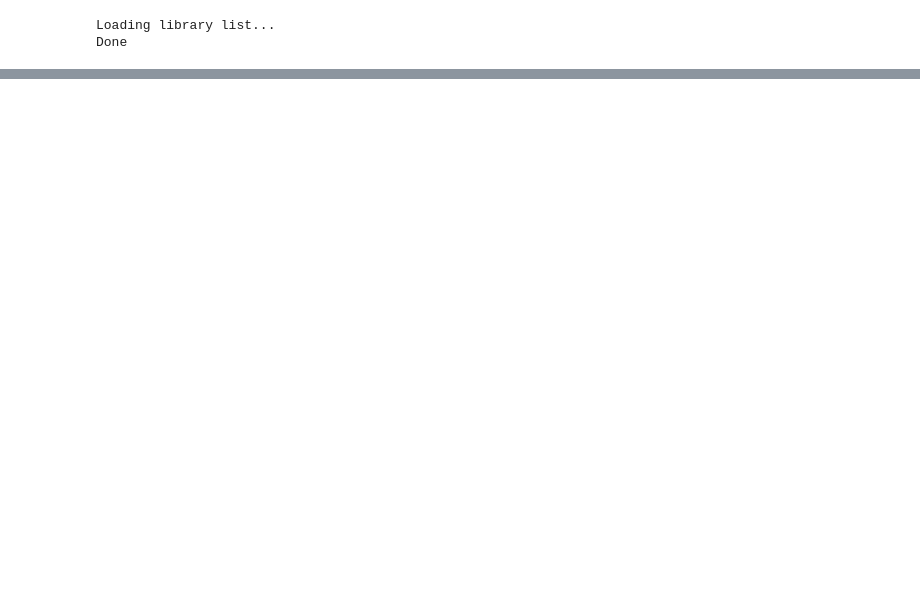
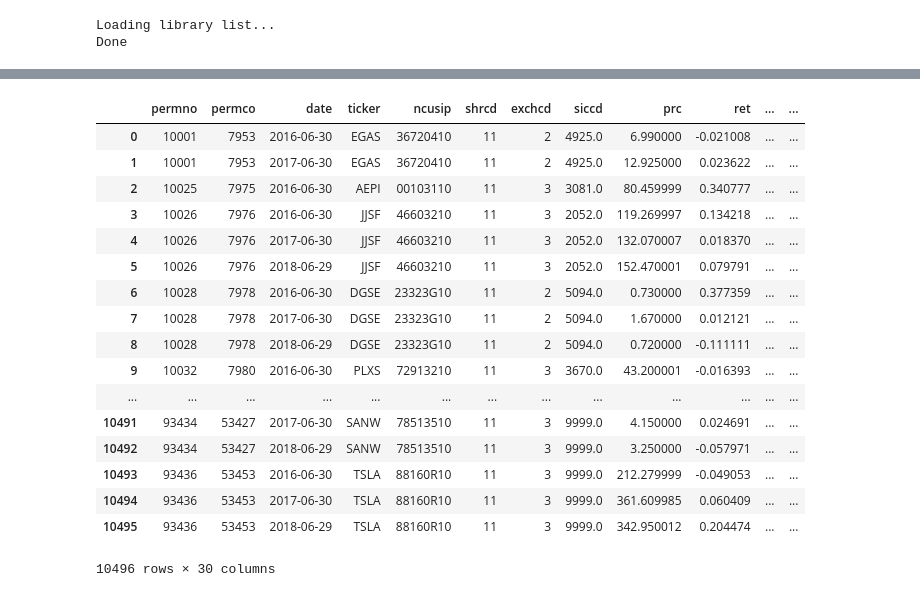
Before and after one commit to Wentworthliu123/Accounting-Factors, a Jupyter notebook: Accounting factors SAS to Python.ipynb, the cells around one changed output, grey strips where cells are left out. Cells and saved outputs as stored; diff of their text form; code cells hidden in the pictures; blank space fills up the shorter version.

```diff
--- a/Accounting factors SAS to Python.ipynb
+++ b/Accounting factors SAS to Python.ipynb
@@ -628,0 +713,21 @@ ccm_jun['rc_1']=ccm_jun['xrd']+0.8*(ccm_jun['lagxrd'])+0.6*(ccm_jun['lag2xrd'])+
+# %%
+crsp_jun
+# %% [output]
+|  | permno | permco | date | ticker | ncusip | shrcd | exchcd | siccd | prc | ret | ... | ... |
+| 0 | 10001 | 7953 | 2016-06-30 | EGAS | 36720410 | 11 | 2 | 4925.0 | 6.990000 | -0.021008 | ... | ... |
+| 1 | 10001 | 7953 | 2017-06-30 | EGAS | 36720410 | 11 | 2 | 4925.0 | 12.925000 | 0.023622 | ... | ... |
+| 2 | 10025 | 7975 | 2016-06-30 | AEPI | 00103110 | 11 | 3 | 3081.0 | 80.459999 | 0.340777 | ... | ... |
+| 3 | 10026 | 7976 | 2016-06-30 | JJSF | 46603210 | 11 | 3 | 2052.0 | 119.269997 | 0.134218 | ... | ... |
+| 4 | 10026 | 7976 | 2017-06-30 | JJSF | 46603210 | 11 | 3 | 2052.0 | 132.070007 | 0.018370 | ... | ... |
+| 5 | 10026 | 7976 | 2018-06-29 | JJSF | 46603210 | 11 | 3 | 2052.0 | 152.470001 | 0.079791 | ... | ... |
+| 6 | 10028 | 7978 | 2016-06-30 | DGSE | 23323G10 | 11 | 2 | 5094.0 | 0.730000 | 0.377359 | ... | ... |
+| 7 | 10028 | 7978 | 2017-06-30 | DGSE | 23323G10 | 11 | 2 | 5094.0 | 1.670000 | 0.012121 | ... | ... |
+| 8 | 10028 | 7978 | 2018-06-29 | DGSE | 23323G10 | 11 | 2 | 5094.0 | 0.720000 | -0.111111 | ... | ... |
+| 9 | 10032 | 7980 | 2016-06-30 | PLXS | 72913210 | 11 | 3 | 3670.0 | 43.200001 | -0.016393 | ... | ... |
+| ... | ... | ... | ... | ... | ... | ... | ... | ... | ... | ... | ... | ... |
+| 10491 | 93434 | 53427 | 2017-06-30 | SANW | 78513510 | 11 | 3 | 9999.0 | 4.150000 | 0.024691 | ... | ... |
+| 10492 | 93434 | 53427 | 2018-06-29 | SANW | 78513510 | 11 | 3 | 9999.0 | 3.250000 | -0.057971 | ... | ... |
+| 10493 | 93436 | 53453 | 2016-06-30 | TSLA | 88160R10 | 11 | 3 | 9999.0 | 212.279999 | -0.049053 | ... | ... |
+| 10494 | 93436 | 53453 | 2017-06-30 | TSLA | 88160R10 | 11 | 3 | 9999.0 | 361.609985 | 0.060409 | ... | ... |
+| 10495 | 93436 | 53453 | 2018-06-29 | TSLA | 88160R10 | 11 | 3 | 9999.0 | 342.950012 | 0.204474 | ... | ... |
+10496 rows × 30 columns
```
Also changed, not shown: parts of 6 cells of this notebook, 1 other file.
